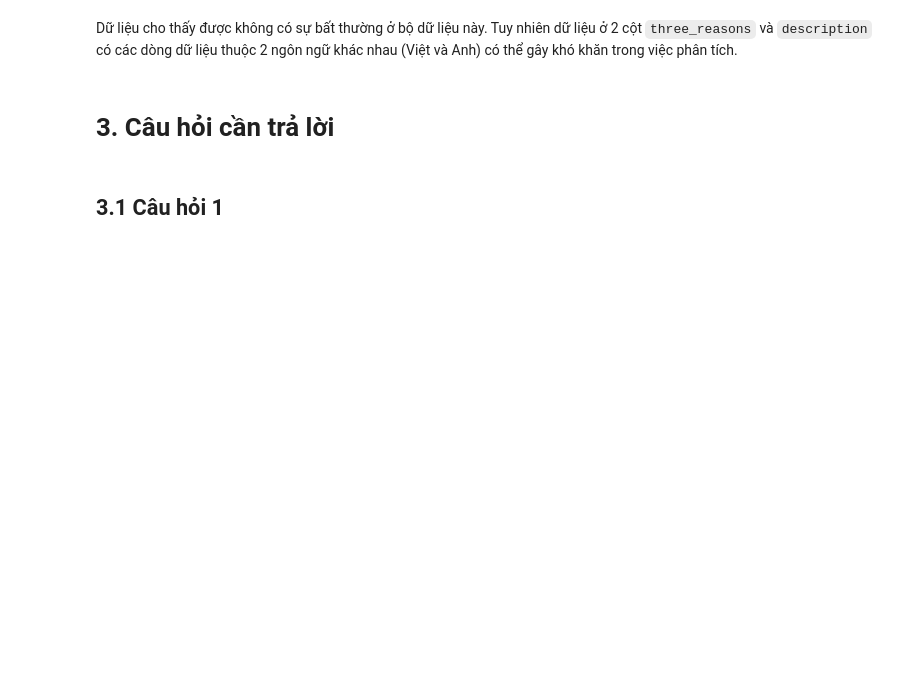
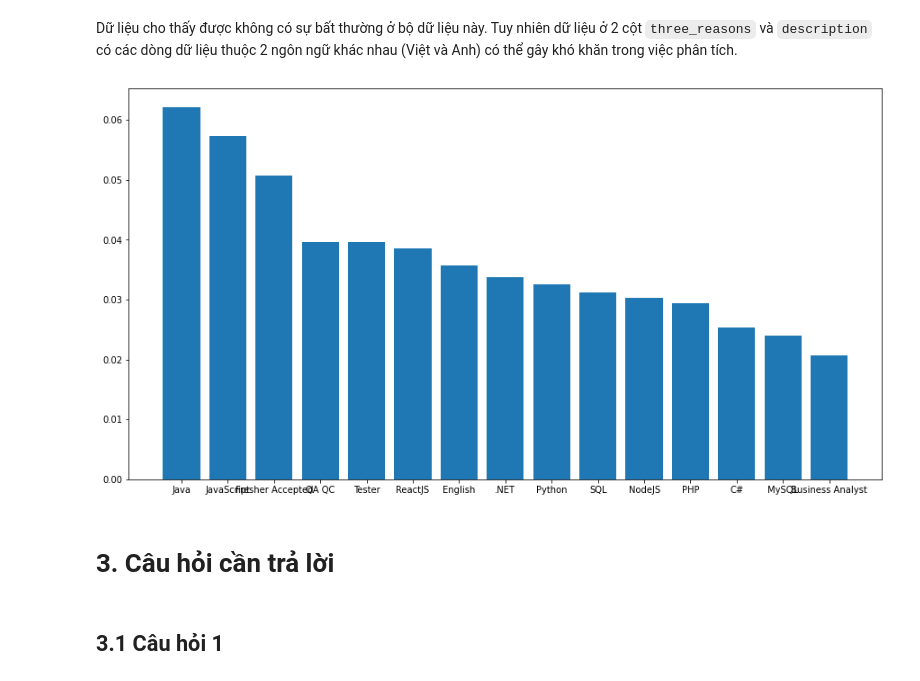
Before and after one commit to huyle-itus/P4DS_FinalProject, a Jupyter notebook: FinalProject.ipynb, the cells around one changed output. Drawn from its saved outputs; the diff is of its cells as text; code cells hidden in the pictures; blank space fills up the shorter version.

```diff
--- a/FinalProject.ipynb
+++ b/FinalProject.ipynb
@@ -395,6 +395,17 @@ jobs_df.sample(10)
 # %% [markdown]
 Dữ liệu cho thấy được không có sự bất thường ở bộ dữ liệu này.
 Tuy nhiên dữ liệu ở 2 cột `three_reasons` và `description` có các dòng dữ liệu thuộc 2 ngôn ngữ khác nhau (Việt và Anh) có thể gây khó khăn trong việc phân tích.
+# %%
+a = jobs_df.taglist.map(lambda x: x.strip().split('   '))
+# %%
+b = a.explode()
+# %%
+fig, ax = plt.subplots(figsize=(15, 8))
+vc = b.value_counts(normalize=True)
+ax.bar(vc.index[:15], vc[:15])
+plt.show()
+# %% [output]
+[figure, added]
 # %% [markdown]
 # 3. Câu hỏi cần trả lời
 # %% [markdown]
```
Also changed, not shown: parts of 36 cells of this notebook.
